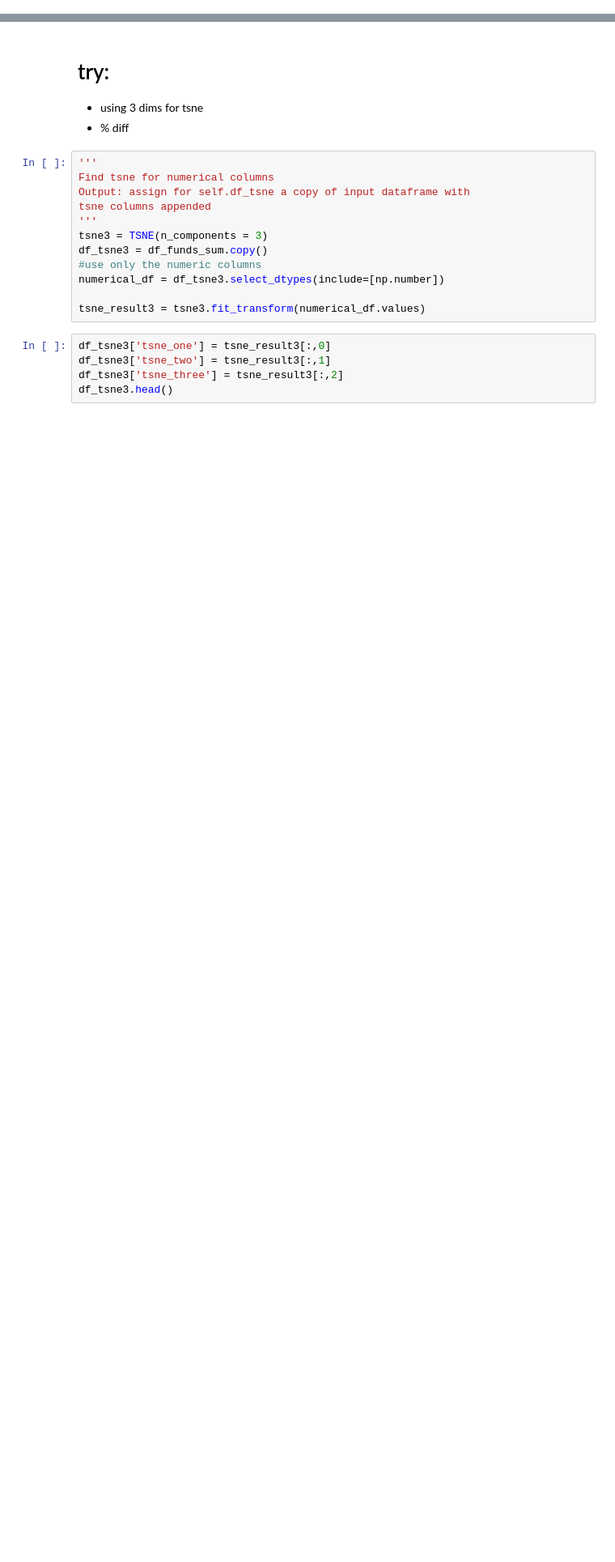
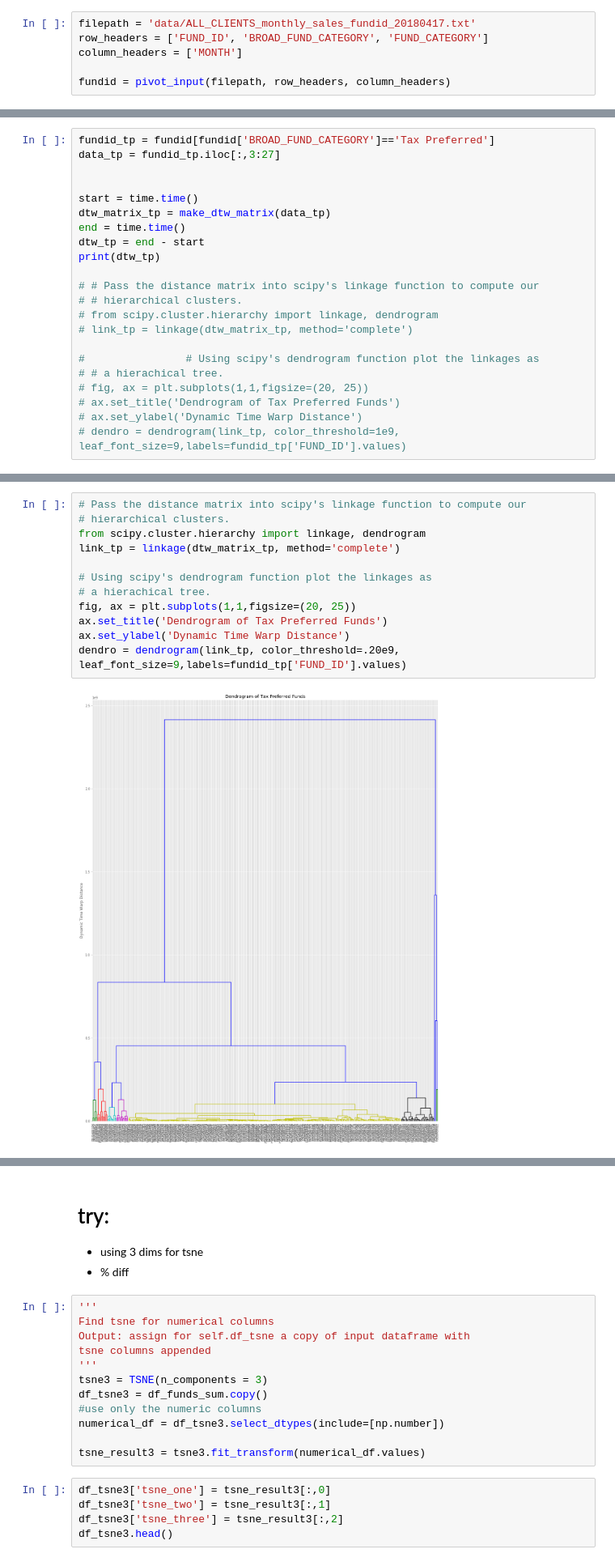
Before and after one commit to frechfrechfrech/Mutual-Fund-Market-Clusters, a Jupyter notebook: Initial Data Exploration.ipynb, the cells around one changed output, grey strips where cells are left out. Shown at 81% size. Drawn from its saved outputs; the diff is of its cells as text; blank space fills up the shorter version.

```diff
--- a/Initial Data Exploration.ipynb
+++ b/Initial Data Exploration.ipynb
@@ -149,0 +57,6 @@ sns.lmplot(x='pca_one', y ='pca_two', data = p2.df_tsne, hue = 'Morningstar Cate
+# %%
+filepath = 'data/ALL_CLIENTS_monthly_sales_fundid_20180417.txt'
+row_headers = ['FUND_ID', 'BROAD_FUND_CATEGORY', 'FUND_CATEGORY']
+column_headers = ['MONTH']
+
+fundid = pivot_input(filepath, row_headers, column_headers)
@@ -149,0 +196,22 @@ sns.lmplot(x='pca_one', y ='pca_two', data = p2.df_tsne, hue = 'Morningstar Cate
+# %%
+fundid_tp = fundid[fundid['BROAD_FUND_CATEGORY']=='Tax Preferred']
+data_tp = fundid_tp.iloc[:,3:27]
+
+
+start = time.time()
+dtw_matrix_tp = make_dtw_matrix(data_tp)
+end = time.time()
+dtw_tp = end - start
+print(dtw_tp)
+
+# # Pass the distance matrix into scipy's linkage function to compute our
+# # hierarchical clusters.
+# from scipy.cluster.hierarchy import linkage, dendrogram
+# link_tp = linkage(dtw_matrix_tp, method='complete')
+
+#                # Using scipy's dendrogram function plot the linkages as
+# # a hierachical tree.
+# fig, ax = plt.subplots(1,1,figsize=(20, 25))
+# ax.set_title('Dendrogram of Tax Preferred Funds')
+# ax.set_ylabel('Dynamic Time Warp Distance')
+# dendro = dendrogram(link_tp, color_threshold=1e9, leaf_font_size=9,labels=fundid_tp['FUND_ID'].values)
@@ -149,0 +220,14 @@ sns.lmplot(x='pca_one', y ='pca_two', data = p2.df_tsne, hue = 'Morningstar Cate
+# %%
+# Pass the distance matrix into scipy's linkage function to compute our
+# hierarchical clusters.
+from scipy.cluster.hierarchy import linkage, dendrogram
+link_tp = linkage(dtw_matrix_tp, method='complete')
+
+# Using scipy's dendrogram function plot the linkages as
+# a hierachical tree.
+fig, ax = plt.subplots(1,1,figsize=(20, 25))
+ax.set_title('Dendrogram of Tax Preferred Funds')
+ax.set_ylabel('Dynamic Time Warp Distance')
+dendro = dendrogram(link_tp, color_threshold=.20e9, leaf_font_size=9,labels=fundid_tp['FUND_ID'].values)
+# %% [output]
+[figure, added]
```
Also changed, not shown: parts of 47 cells of this notebook.
